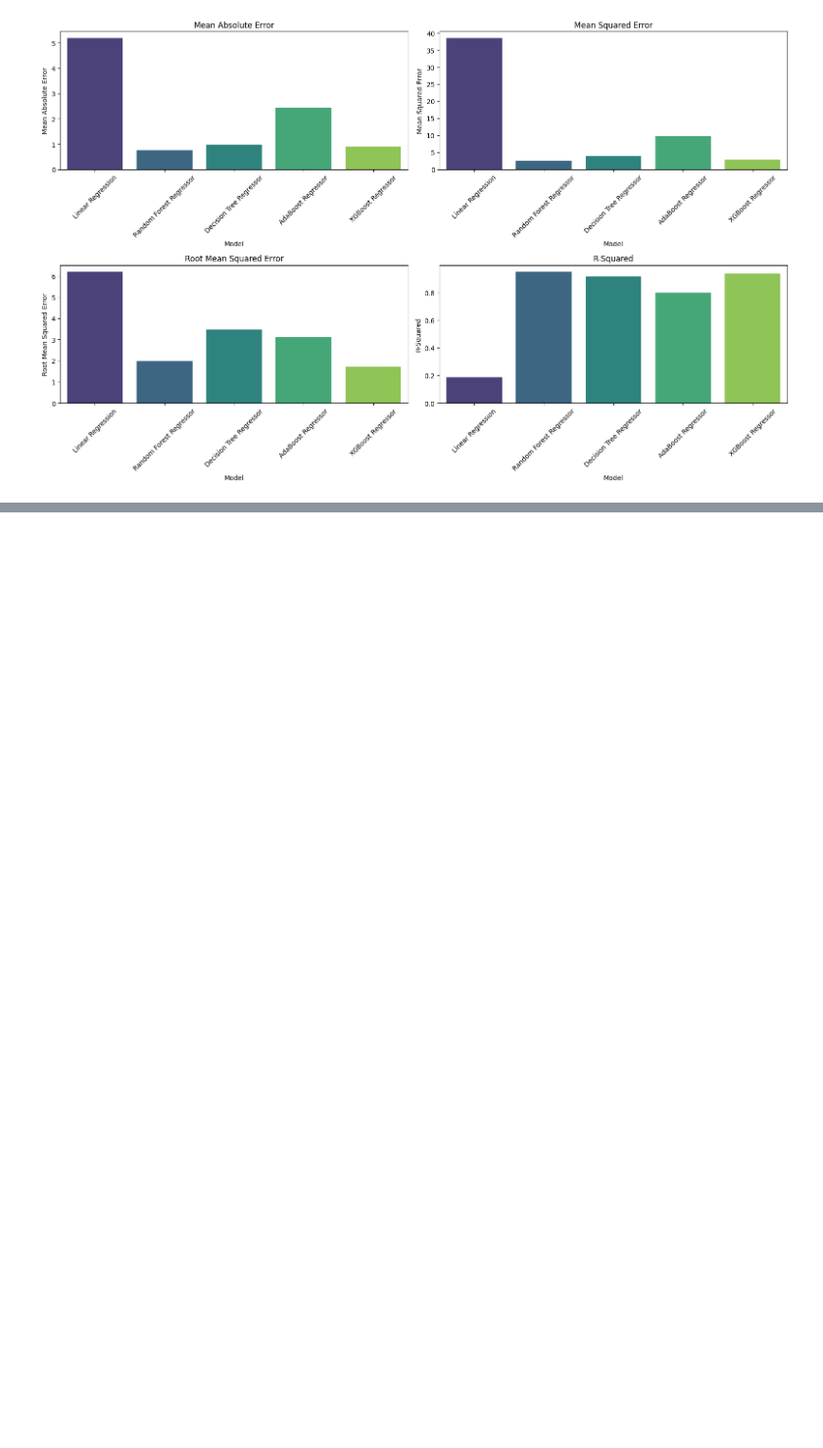
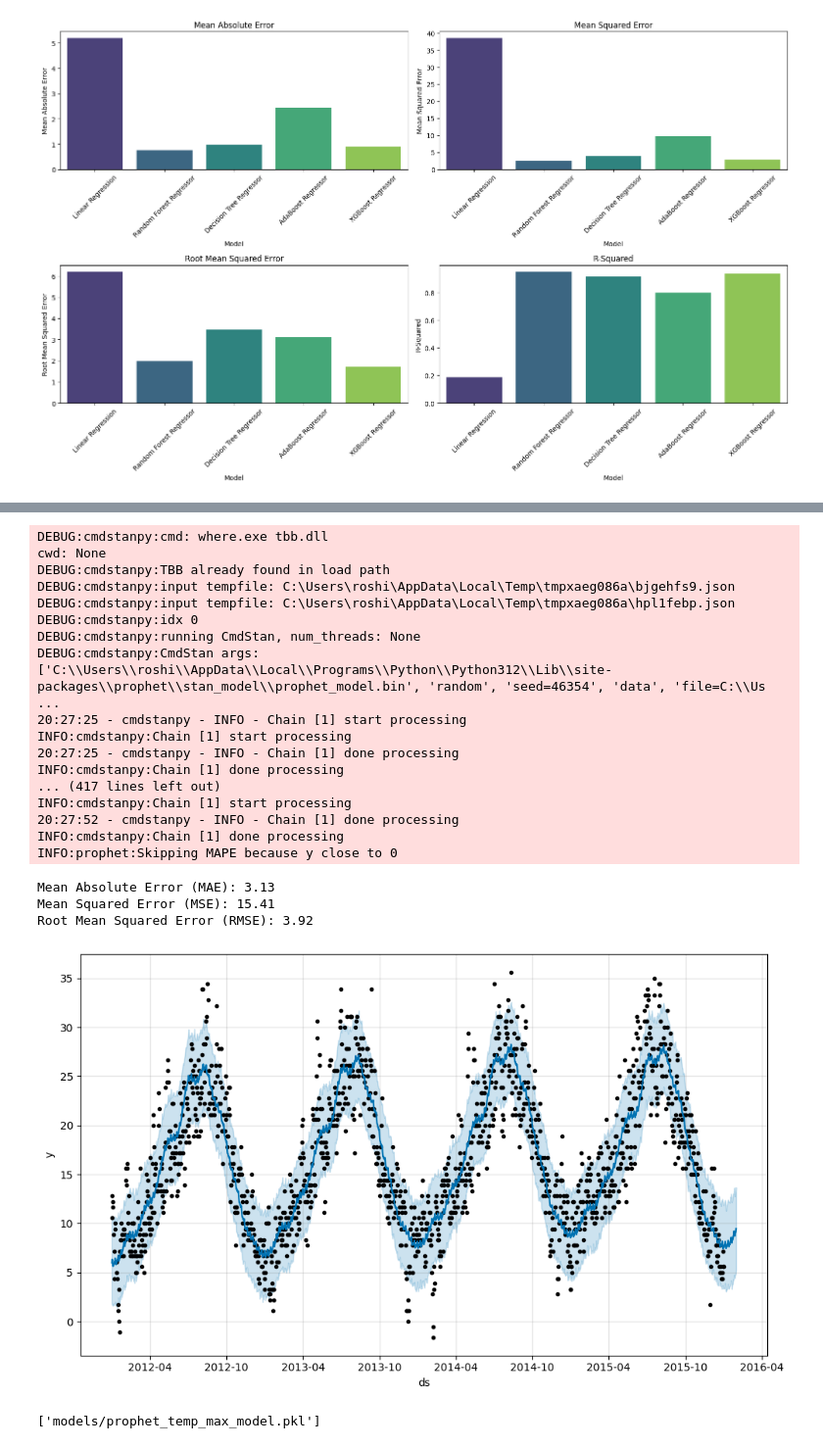
Before and after one commit to RoshiniGunasekaran/ML_Project, a Jupyter notebook: project/models/mlproject.ipynb, the cells around one changed output, grey strips where cells are left out. Shown at 98% size. Drawn from its saved outputs; the diff is of its cells as text; code cells hidden in the pictures; blank space fills up the shorter version.

```diff
--- a/project/models/mlproject.ipynb
+++ b/project/models/mlproject.ipynb
@@ -1850,0 +1799,42 @@ R-squared (R2) Score: 0.8561149468843583
+# %%
+import pandas as pd
+import numpy as np
+from prophet import Prophet
+from prophet.diagnostics import cross_validation, performance_metrics
+import matplotlib.pyplot as plt
+import joblib
+
+# Load the data
+dt = pd.read_csv('D:/PROJECT/ML Project/seattle-weather (1).csv', index_col='date', parse_dates=['date'])
+
+# Create a new DataFrame with the required columns for Prophet
+dt_temp_max = pd.DataFrame({'ds': dt.index, 'y': dt['temp_max']})
+
+# Create and fit the Prophet model
+model = Prophet(yearly_seasonality=True, seasonality_prior_scale=0.1)
+model.fit(dt_temp_max)
+
+# Make predictions
+future = model.make_future_dataframe(periods=30)
+forecast = model.predict(future)
+
+# Cross-validation for model evaluation
+cv_results = cross_validation(model, initial='365 days', period='30 days', horizon='30 days')
+performance = performance_metrics(cv_results)
+
+# Calculate error metrics from cross-validation results
+mae = performance['mae'].mean()
+mse = performance['mse'].mean()
+rmse = np.sqrt(mse)
+
+print(f'Mean Absolute Error (MAE): {mae:.2f}')
+print(f'Mean Squared Error (MSE): {mse:.2f}')
+print(f'Root Mean Squared Error (RMSE): {rmse:.2f}')
+
+# Plot the results
+model.plot(forecast)
+plt.show()
+
+# Save the trained model
+joblib.dump(model, 'models/prophet_temp_max_model.pkl')
+# %% [output]
@@ -1850,0 +1856,22 @@ R-squared (R2) Score: 0.8561149468843583
+DEBUG:cmdstanpy:cmd: where.exe tbb.dll
+cwd: None
+DEBUG:cmdstanpy:TBB already found in load path
+DEBUG:cmdstanpy:input tempfile: C:\Users\roshi\AppData\Local\Temp\tmpxaeg086a\bjgehfs9.json
+DEBUG:cmdstanpy:input tempfile: C:\Users\roshi\AppData\Local\Temp\tmpxaeg086a\hpl1febp.json
+DEBUG:cmdstanpy:idx 0
+DEBUG:cmdstanpy:running CmdStan, num_threads: None
+DEBUG:cmdstanpy:CmdStan args: ['C:\\Users\\roshi\\AppData\\Local\\Programs\\Python\\Python312\\Lib\\site-packages\\prophet\\stan_model\\prophet_model.bin', 'random', 'seed=46354', 'data', 'file=C:\\Us ...
+20:27:25 - cmdstanpy - INFO - Chain [1] start processing
+INFO:cmdstanpy:Chain [1] start processing
+20:27:25 - cmdstanpy - INFO - Chain [1] done processing
+INFO:cmdstanpy:Chain [1] done processing
+... (417 lines left out)
+INFO:cmdstanpy:Chain [1] start processing
+20:27:52 - cmdstanpy - INFO - Chain [1] done processing
+INFO:cmdstanpy:Chain [1] done processing
+INFO:prophet:Skipping MAPE because y close to 0
+Mean Absolute Error (MAE): 3.13
+Mean Squared Error (MSE): 15.41
+Root Mean Squared Error (RMSE): 3.92
+[figure, added]
+['models/prophet_temp_max_model.pkl']
```
Also changed, not shown: parts of 60 cells of this notebook, 11 other files.
